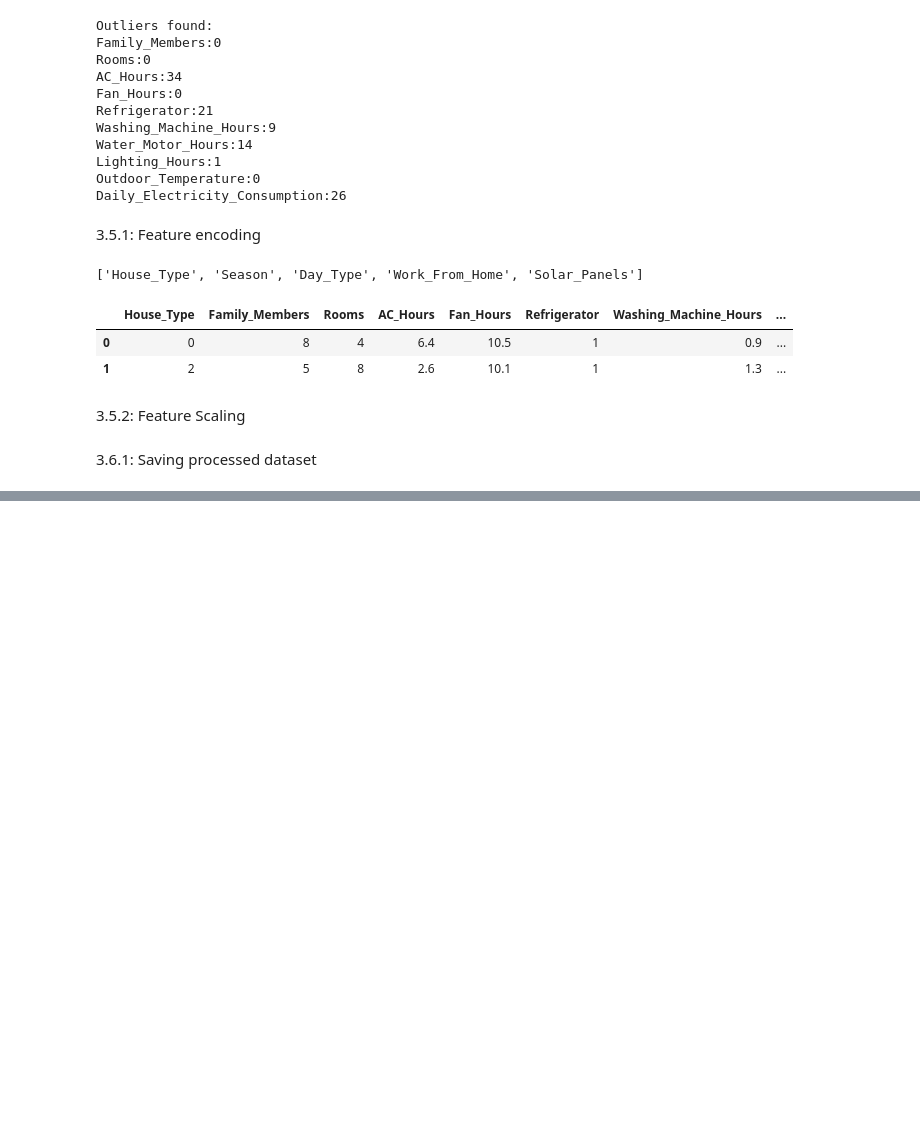
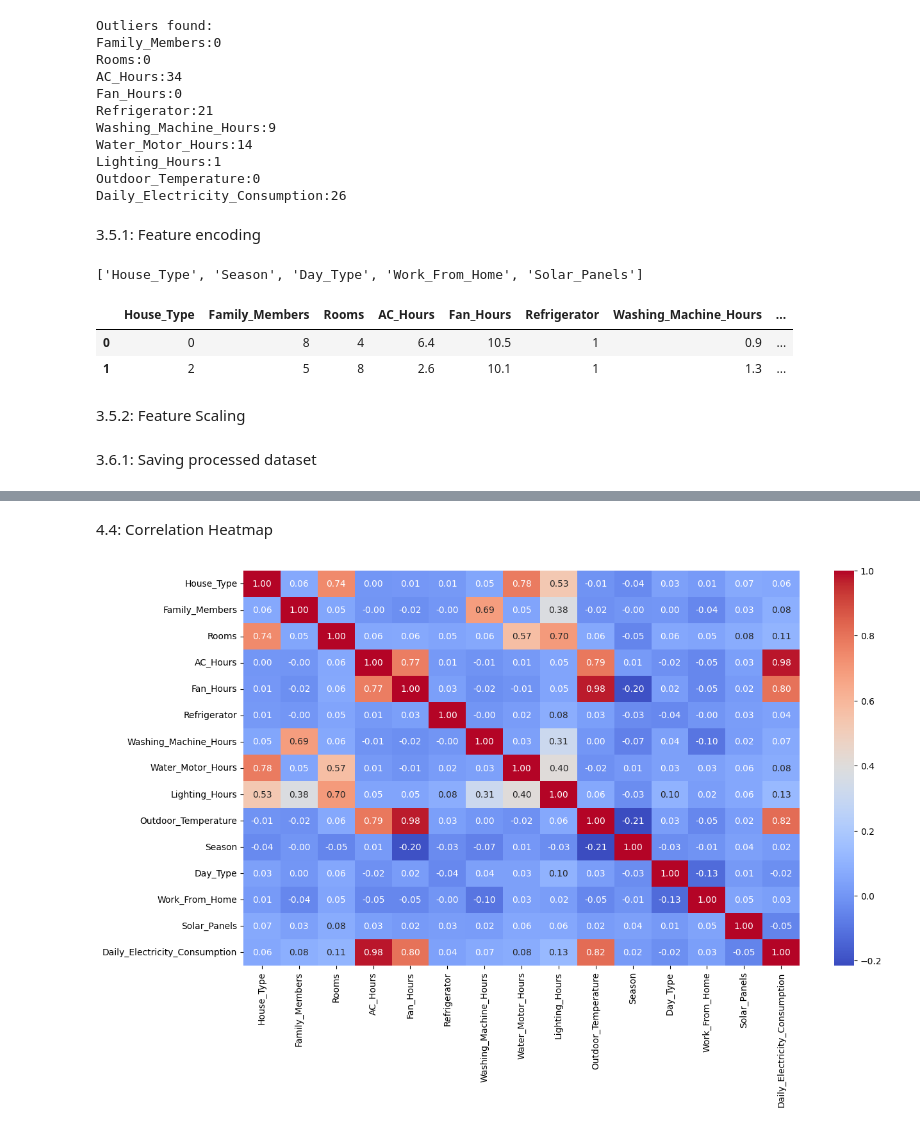
Before and after one commit to mudasir1144/Smart_electricity_consumption, a Jupyter notebook: Smart-Electricity-Consumption/notebooks/01_EDA.ipynb, the cells around one changed output, grey strips where cells are left out. Cells and saved outputs as stored; diff of their text form; code cells hidden in the pictures; blank space fills up the shorter version.

```diff
--- a/Smart-Electricity-Consumption/notebooks/01_EDA.ipynb
+++ b/Smart-Electricity-Consumption/notebooks/01_EDA.ipynb
@@ -277,0 +336,14 @@ OSError: Cannot save file into a non-existent directory: 'Smart-Electricity-Cons
+# %% [markdown]
+4.4: Correlation Heatmap
+# %%
+plt.figure(figsize=(14,8))
+correlation = dataset.corr(numeric_only=True)
+sn.heatmap(
+    correlation,
+    annot=True,
+    cmap = 'coolwarm',
+    fmt='.2f'
+)
+plt.show()
+# %% [output]
+[figure, added]
```
Also changed, not shown: parts of 27 cells of this notebook.
